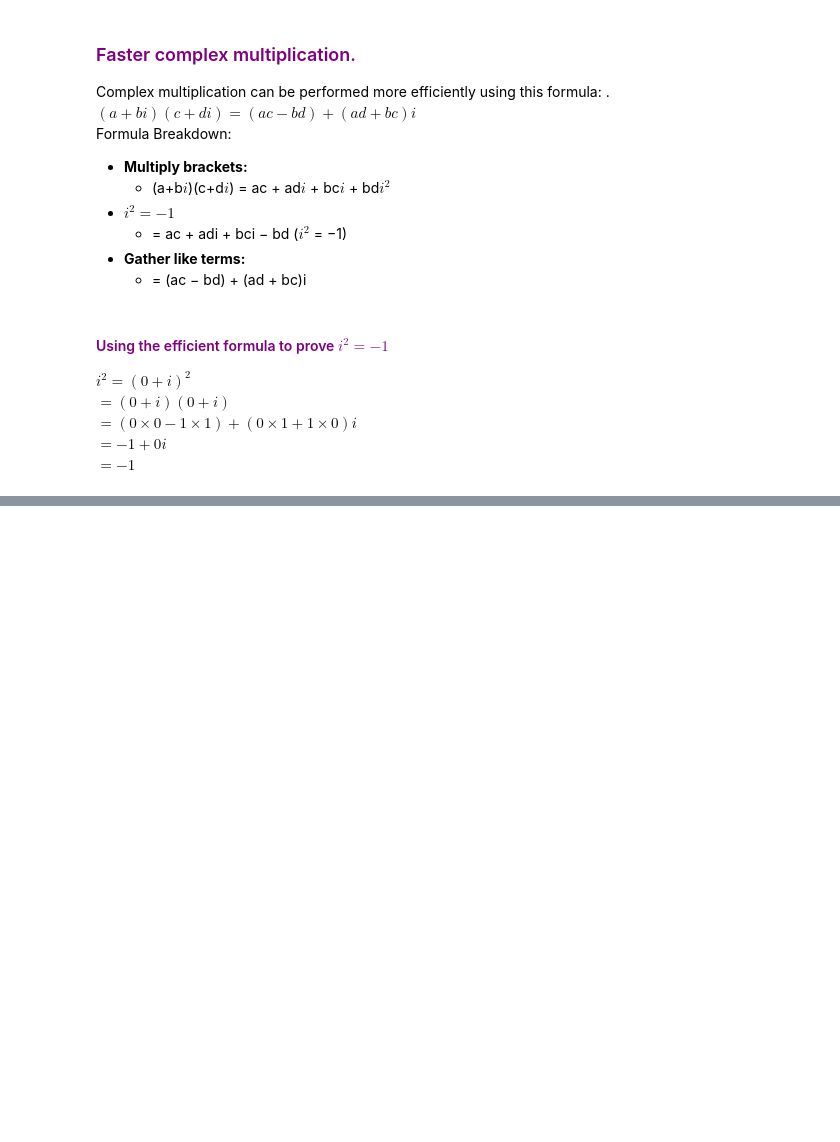
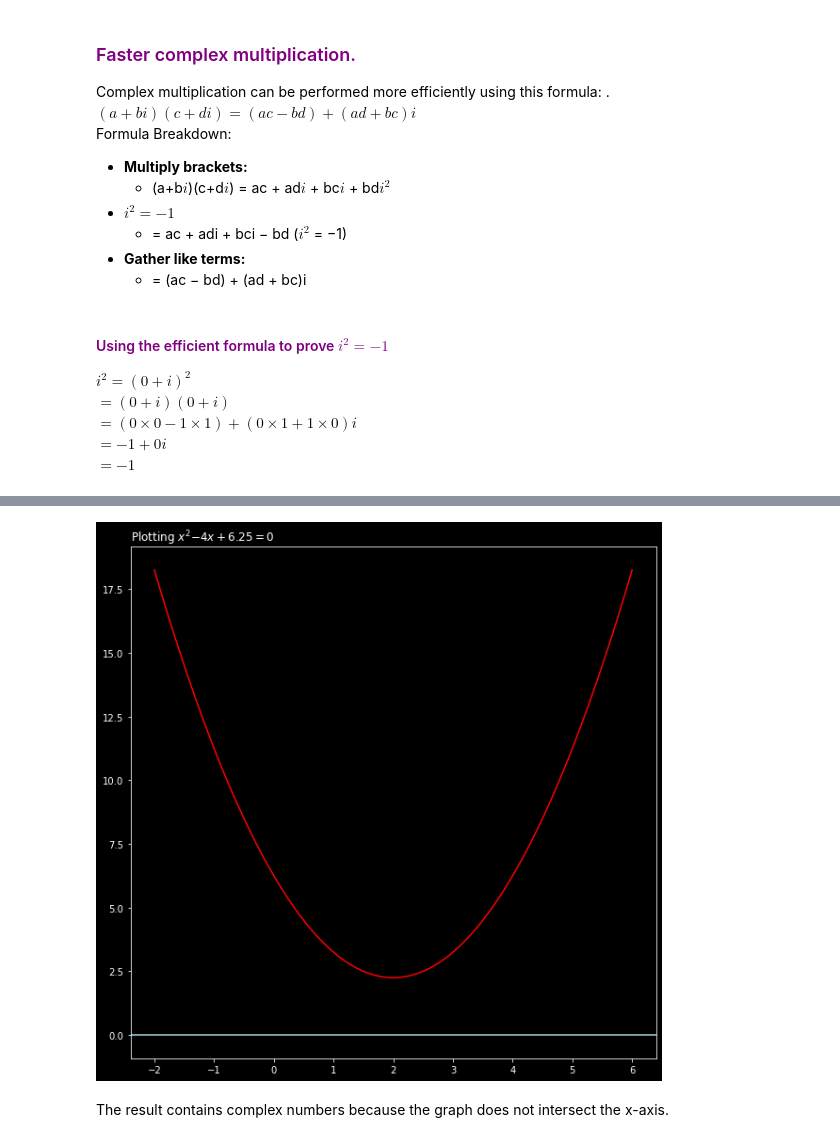
Before and after one commit to alexandrac77/emerging-technologies, a Jupyter notebook: content/Class Notebooks/Fourier Transforms.ipynb, the cells around one changed output, grey strips where cells are left out. Cells and saved outputs as stored; diff of their text form; code cells hidden in the pictures; blank space fills up the shorter version.

```diff
--- a/content/Class Notebooks/Fourier Transforms.ipynb
+++ b/content/Class Notebooks/Fourier Transforms.ipynb
@@ -78,0 +164,17 @@ ax.axhline(0.0, color='lightblue');
+# %%
+# answer from above equation plotted as graph
+
+# X values.
+x = np.linspace(-2.0, 6.0, 100)
+y = x**2 +-4*x + 6.25
+
+fig, ax = plt.subplots(figsize=(10,10))
+ax.plot(x, y, color="red") #
+plt.title("Plotting $x^{2} − 4x + 6.25 = 0$ ", loc = 'left')
+
+# Straight line across x axis.
+ax.axhline(0.0, color='lightblue');
+# %% [output]
+[figure, added]
+# %% [markdown]
+The result contains complex numbers because the graph does not intersect the x-axis.
```
Also changed, not shown: parts of 9 cells of this notebook.
